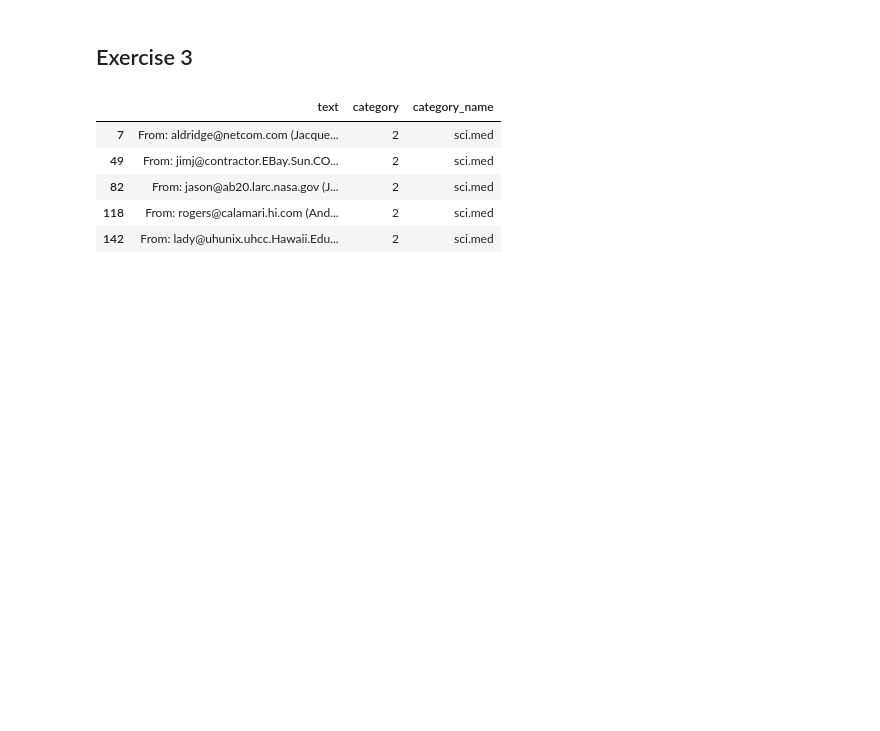
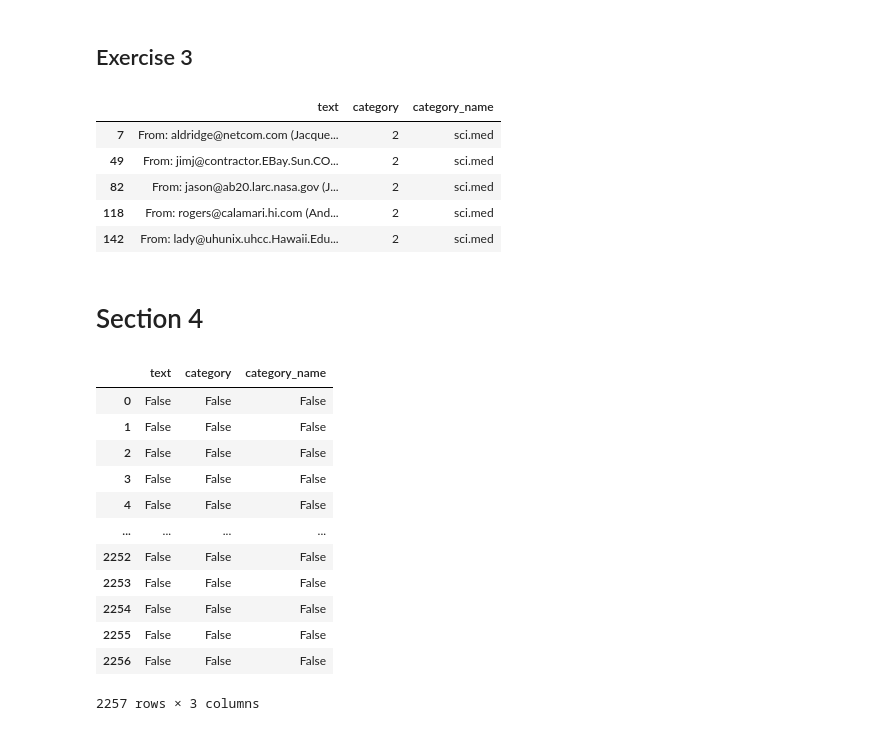
Before and after one commit to DITShark/DM2023-Lab1-Master, a Jupyter notebook: Homework/DM2023-Lab1-Homework.ipynb, the cells around one changed output. Cells and saved outputs as stored; diff of their text form; code cells hidden in the pictures; blank space fills up the shorter version.

```diff
--- a/Homework/DM2023-Lab1-Homework.ipynb
+++ b/Homework/DM2023-Lab1-Homework.ipynb
@@ -302,3 +328,22 @@ X[X["category_name"] == "sci.med"].iloc[0:50:10]
 | 82 | From: jason@ab20.larc.nasa.gov (J... | 2 | sci.med |
 | 118 | From: rogers@calamari.hi.com (And... | 2 | sci.med |
 | 142 | From: lady@uhunix.uhcc.Hawaii.Edu... | 2 | sci.med |
+# %% [markdown]
+# Section 4
+# %%
+# Check missing values
+X.isnull()
+# %% [output]
+|  | text | category | category_name |
+| 0 | False | False | False |
+| 1 | False | False | False |
+| 2 | False | False | False |
+| 3 | False | False | False |
+| 4 | False | False | False |
+| ... | ... | ... | ... |
+| 2252 | False | False | False |
+| 2253 | False | False | False |
+| 2254 | False | False | False |
+| 2255 | False | False | False |
+| 2256 | False | False | False |
+2257 rows × 3 columns
```
Also changed, not shown: parts of 43 cells of this notebook.
